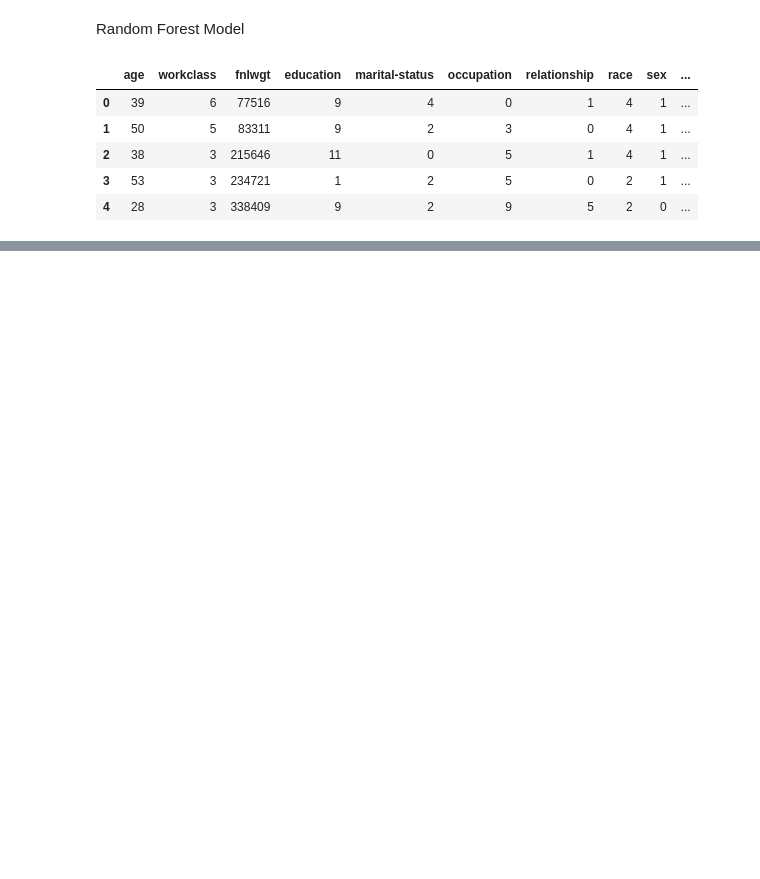
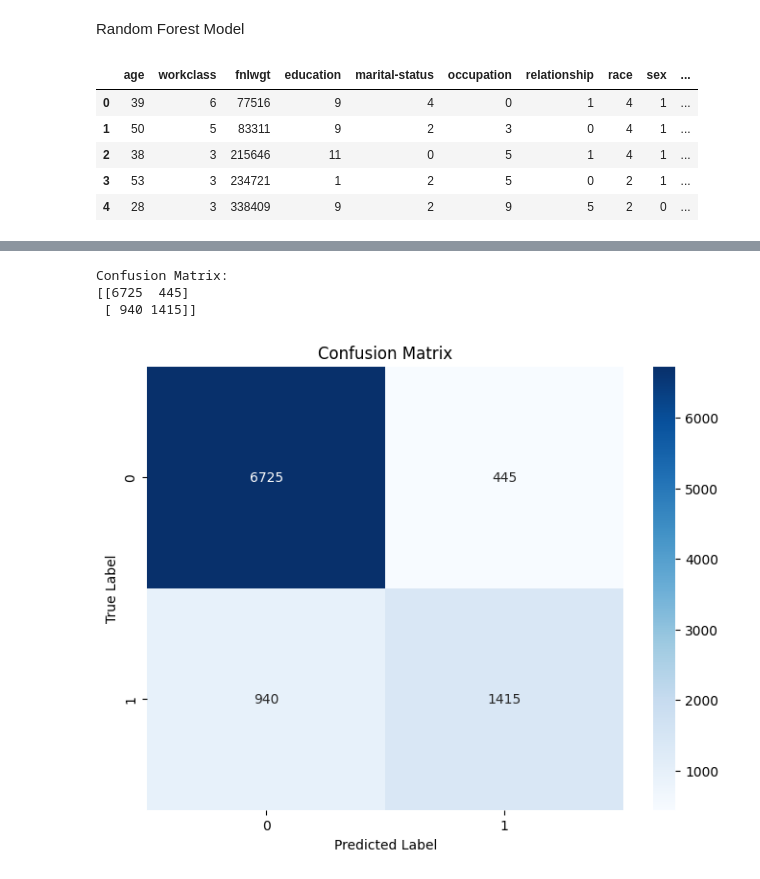
Before and after one commit to GACS2002/Income_Prediction, a Jupyter notebook: random_forest.ipynb, the cells around one changed output, grey strips where cells are left out. Cells and saved outputs as stored; diff of their text form; code cells hidden in the pictures; blank space fills up the shorter version.

```diff
--- a/random_forest.ipynb
+++ b/random_forest.ipynb
@@ -82,0 +120,22 @@ plt.show()
+# %%
+# Use the best parameters to train the final model
+final_rf_model = RandomForestClassifier(random_state=42, **best_params)
+final_rf_model.fit(x_train, y_train)
+
+# Make predictions on the testing data
+y_prediction = final_rf_model.predict(x_test)
+
+# Make predictions on the training data
+y_train_prediction = final_rf_model.predict(x_train)
+
+# Evaluate the model
+accuracy = accuracy_score(y_test, y_prediction)
+
+# Evaluate the model on the training data
+training_accuracy = accuracy_score(y_train, y_train_prediction)
+
+report = classification_report(y_test, y_prediction)
+
+print("\nTraining Accuracy with Best Parameters:", training_accuracy)
+print("\nTesting Accuracy with Best Parameters:", accuracy)
+print("Classification Report with Best Parameters:\n", report)
@@ -82,0 +155,21 @@ plt.show()
+# %%
+# Compute the confusion matrix
+conf_matrix = confusion_matrix(y_test, y_prediction)
+
+# Print the confusion matrix
+print("Confusion Matrix:")
+print(conf_matrix)
+
+
+# Plot the confusion matrix as a heatmap
+plt.figure(figsize=(8, 6))
+sns.heatmap(conf_matrix, annot=True, cmap='Blues', fmt='d')
+plt.xlabel('Predicted Label')
+plt.ylabel('True Label')
+plt.title('Confusion Matrix')
+plt.show()
+# %% [output]
+Confusion Matrix:
+[[6725  445]
+ [ 940 1415]]
+[figure, added]
```
Also changed, not shown: parts of 11 cells of this notebook, 2 other files.
